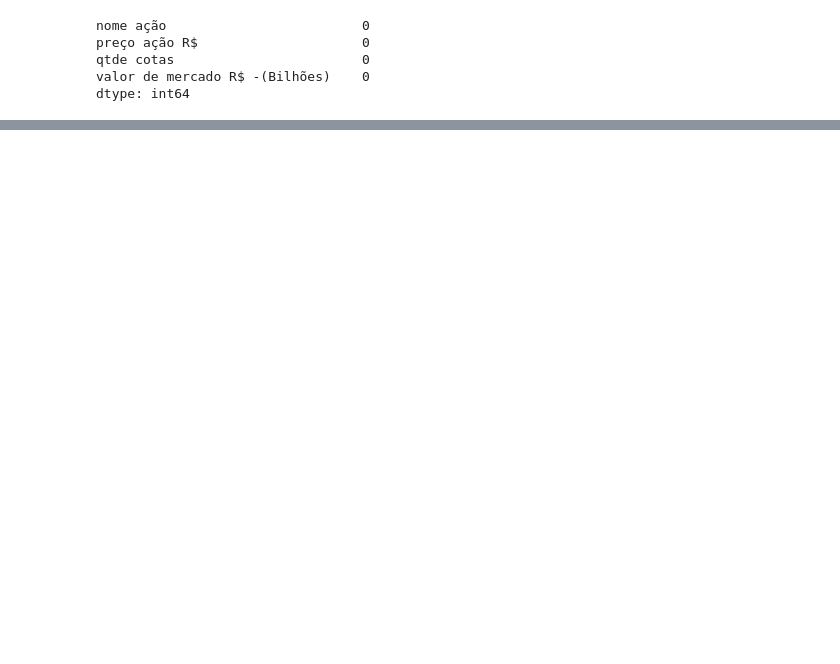
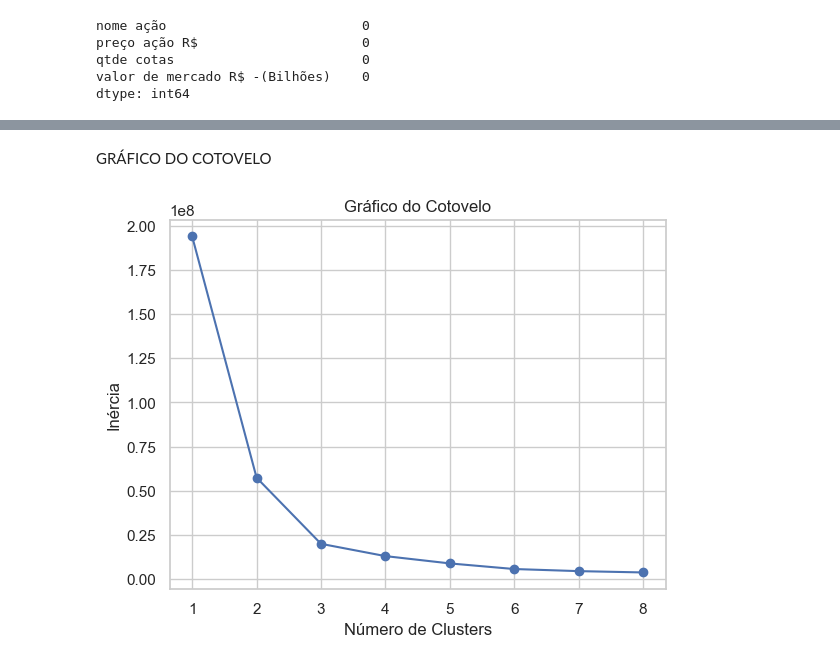
Before and after one commit to tainamaiorano/somativa_IABD, a Jupyter notebook: somativa.ipynb, the cells around one changed output, grey strips where cells are left out. Cells and saved outputs as stored; diff of their text form; code cells hidden in the pictures; blank space fills up the shorter version.

```diff
--- a/somativa.ipynb
+++ b/somativa.ipynb
@@ -226,0 +256,16 @@ KeyError: 'Cluster'
+# %% [markdown]
+GRÁFICO DO COTOVELO
+# %%
+inertia = []
+for n in range(1, 9):  # Testando de 1 a 8 clusters
+    kmeans = KMeans(n_clusters=n, random_state=0)
+    kmeans.fit(dados_relevantes)
+    inertia.append(kmeans.inertia_)
+
+plt.plot(range(1, 9), inertia, marker='o')
+plt.title("Gráfico do Cotovelo")
+plt.xlabel("Número de Clusters")
+plt.ylabel("Inércia")
+plt.show()
+# %% [output]
+[figure, added]
```
Also changed, not shown: parts of 16 cells of this notebook.
